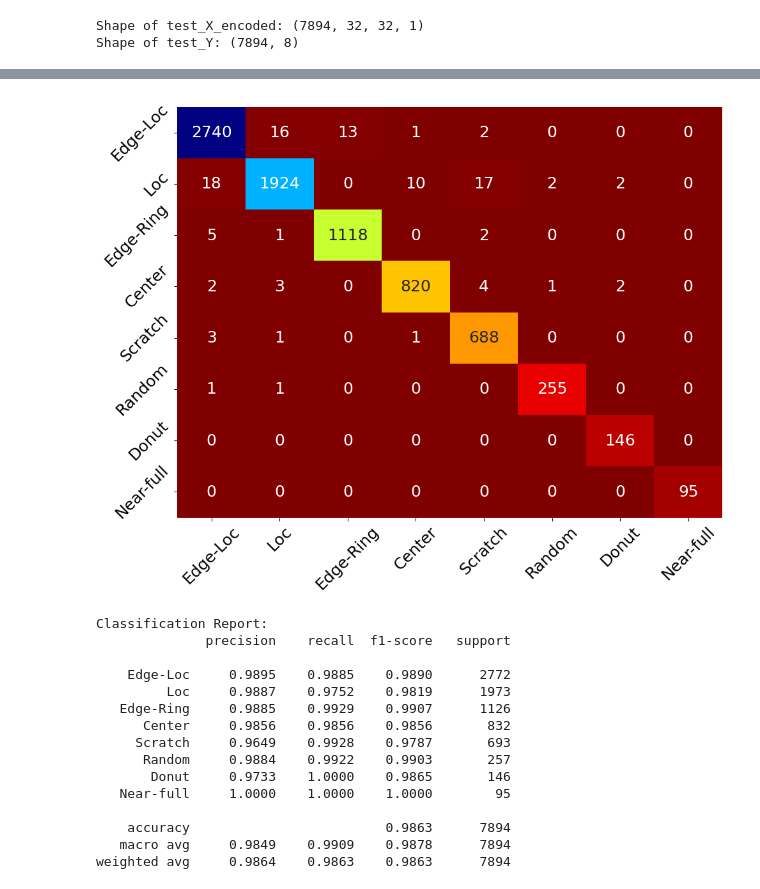
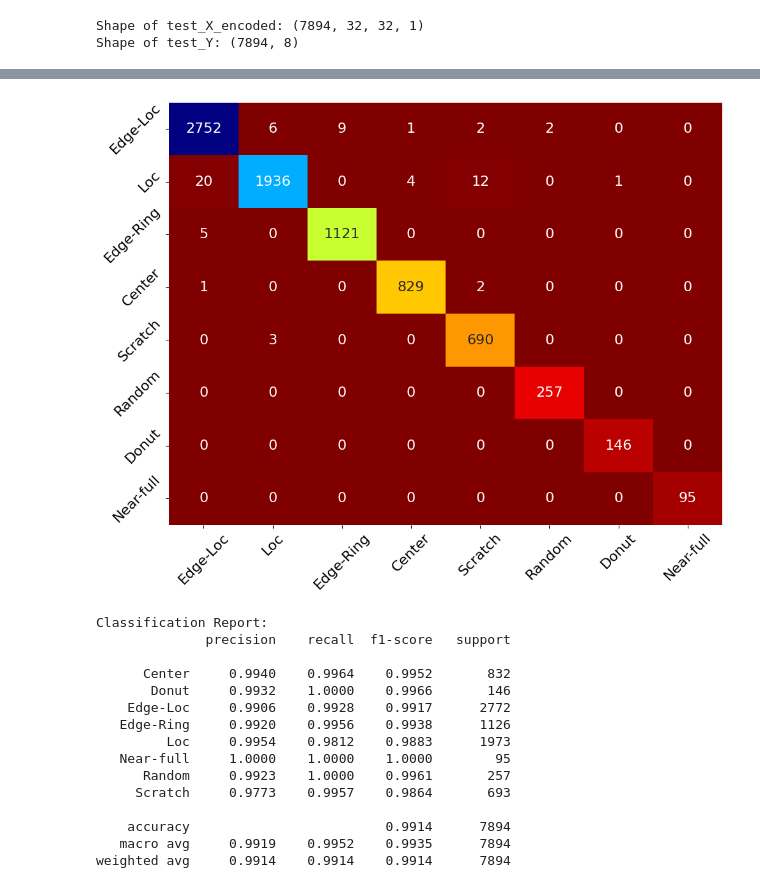
Before and after one commit to md-ryhan-uddin/DiffWaferNet, a Jupyter notebook: code/diffwafernet.ipynb, the cells around one changed output, grey strips where cells are left out. Saved outputs shown, nothing was run; the diff lists cells and outputs as text; code cells hidden in the pictures.

```diff
--- a/code/diffwafernet.ipynb
+++ b/code/diffwafernet.ipynb
@@ -902,10 +3196,12 @@ x_json = [json.dumps(arr.tolist()) for arr in new_x]
 y_json = [json.dumps(arr.tolist()) for arr in new_y]
 
 # Create DataFrame
-train_df = pd.DataFrame({
+train_org_syn_df = pd.DataFrame({
     'waferMap': x_json,
     'failureType': y_json
 })
 
 # Save to CSV
-train_df.to_csv('train_data.csv', index=False)
+train_org_syn_df.to_csv('train_org_syn_df.csv', index=False)
+
+train_org_syn_df.head(10)
@@ -926,0 +3232,27 @@ x_train, x_test, y_train, y_test = train_test_split(new_x, new_y,
+# %%
+# # from sklearn.model_selection import KFold, cross_val_score,train_test_split
+# x_train, x_val, y_train, y_val = train_test_split(x_train, y_train,
+#                                                     test_size=0.15,
+#                                                     shuffle=True)
+
+
+# Load the augmented training dataset
+
+x_train = np.array([
+    np.array(json.loads(row))
+    for row in train_org_syn_df["waferMap"]
+])
+
+y_train = np.array([
+    np.array(json.loads(row))
+    for row in train_org_syn_df["failureType"]
+])
+
+print("X shape:", x_train.shape)
+print("Y shape:", y_train.shape)
+
+# Convert one-hot labels to class indices
+y_labels = np.argmax(y_train, axis=1)
+
+print("Class-label shape:", y_labels.shape)
+print("Classes:", np.unique(y_labels))
@@ -1157,6 +4030,6 @@ test_X_encoded = np.zeros((len(test_X), 32, 32, 3))  # Initialize a 3-channel in
 for w in range(len(test_X)):
     for i in range(32):
         for j in range(32):
-            value = int(test_X[w, i, j])  # Ensure value is integer
+            value = int(test_X[w, i, j, 0])  # Ensure value is integer
             if value < 3:
                 test_X_encoded[w, i, j, value] = 1  # One-hot encoding the wafer map values
@@ -1171,8 +4241,16 @@ import matplotlib.pyplot as plt
 import seaborn as sns
 from sklearn.metrics import classification_report, confusion_matrix
 
+tf.keras.backend.clear_session()
+fold1_model = build_differential_model()
+fold1_model.load_weights(
+    "/kaggle/working/best_diff_model_fold_1.keras"
+)
+print("Fold 1 best model loaded successfully.")
+
 # Step 3: Make Predictions on the predefined Test Set in the dataset
-test_Y_pred = model.predict(test_X_encoded)
+# test_Y_pred = model.predict(test_X_encoded)
+test_Y_pred = fold1_model.predict(test_X_encoded)
 
 # Convert predictions and true labels back to class labels (from one-hot encoding)
 test_Y_pred_class = np.argmax(test_Y_pred, axis=1)
@@ -1227,19 +4307,19 @@ print(class_report)
-[figure, old version]
+[figure, new version]
-Classification Report:
-              precision    recall  f1-score   support
-
-    Edge-Loc     0.9895    0.9885    0.9890      2772
-         Loc     0.9887    0.9752    0.9819      1973
-   Edge-Ring     0.9885    0.9929    0.9907      1126
-      Center     0.9856    0.9856    0.9856       832
-     Scratch     0.9649    0.9928    0.9787       693
-      Random     0.9884    0.9922    0.9903       257
-       Donut     0.9733    1.0000    0.9865       146
-   Near-full     1.0000    1.0000    1.0000        95
-
-    accuracy                         0.9863      7894
-   macro avg     0.9849    0.9909    0.9878      7894
-weighted avg     0.9864    0.9863    0.9863      7894
+Classification Report:
+              precision    recall  f1-score   support
+
+      Center     0.9940    0.9964    0.9952       832
+       Donut     0.9932    1.0000    0.9966       146
+    Edge-Loc     0.9906    0.9928    0.9917      2772
+   Edge-Ring     0.9920    0.9956    0.9938      1126
+         Loc     0.9954    0.9812    0.9883      1973
+   Near-full     1.0000    1.0000    1.0000        95
+      Random     0.9923    1.0000    0.9961       257
+     Scratch     0.9773    0.9957    0.9864       693
+
+    accuracy                         0.9914      7894
+   macro avg     0.9919    0.9952    0.9935      7894
+weighted avg     0.9914    0.9914    0.9914      7894
 # %%
 # === Saliency Display Function ===
 def display_saliency_with_class_names(model, images, labels, classes):
```
Also changed, not shown: parts of 174 cells of this notebook.
